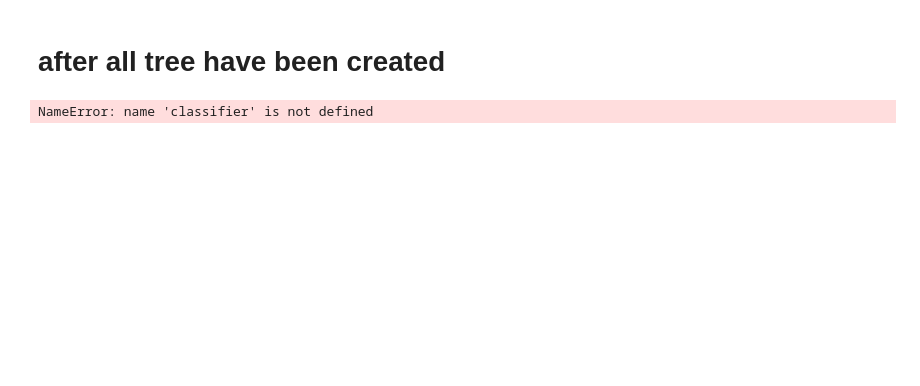
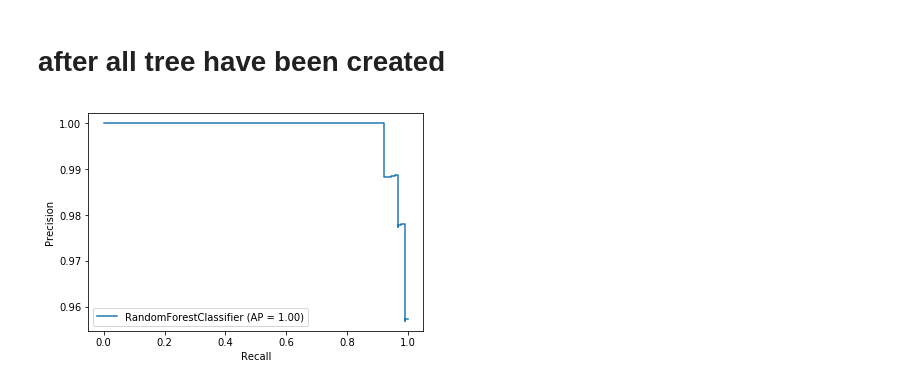
Before and after one commit to BlakeRosenhagen/Decision-Tree-Project, a Jupyter notebook: tree_comparison.ipynb, the cells around one changed output. Cells and saved outputs as stored; diff of their text form; code cells hidden in the pictures; blank space fills up the shorter version.

```diff
--- a/tree_comparison.ipynb
+++ b/tree_comparison.ipynb
@@ -10,8 +12,10 @@ X_train, X_test, y_train, y_test = pd.read_pickle('./saved_variables/X_y_train_t
 df_X, df_y, df_data = pd.read_pickle('saved_variables/df_X_y_data')
 feature_names, class_names = pd.read_pickle('saved_variables/feature_class_names')
 # %%
-disp = plot_precision_recall_curve(classifier, X_test, y_test)
-disp.ax_.set_title('2-class Precision-Recall curve: '
-                   'AP={0:0.2f}'.format(average_precision))
+clf = RandomForestClassifier(random_state=0, min_impurity_split=None, min_samples_split=2)
+clf.fit(X_train, y_train)
+disp = plot_precision_recall_curve(clf, X_test, y_test)
+#disp.ax_.set_title('2-class Precision-Recall curve: '
+#                   'AP={0:0.2f}'.format(average_precision))
 # %% [output]
-NameError: name 'classifier' is not defined
+[figure, added]
```
Also changed, not shown: parts of 3 cells of this notebook, 3 other files.
